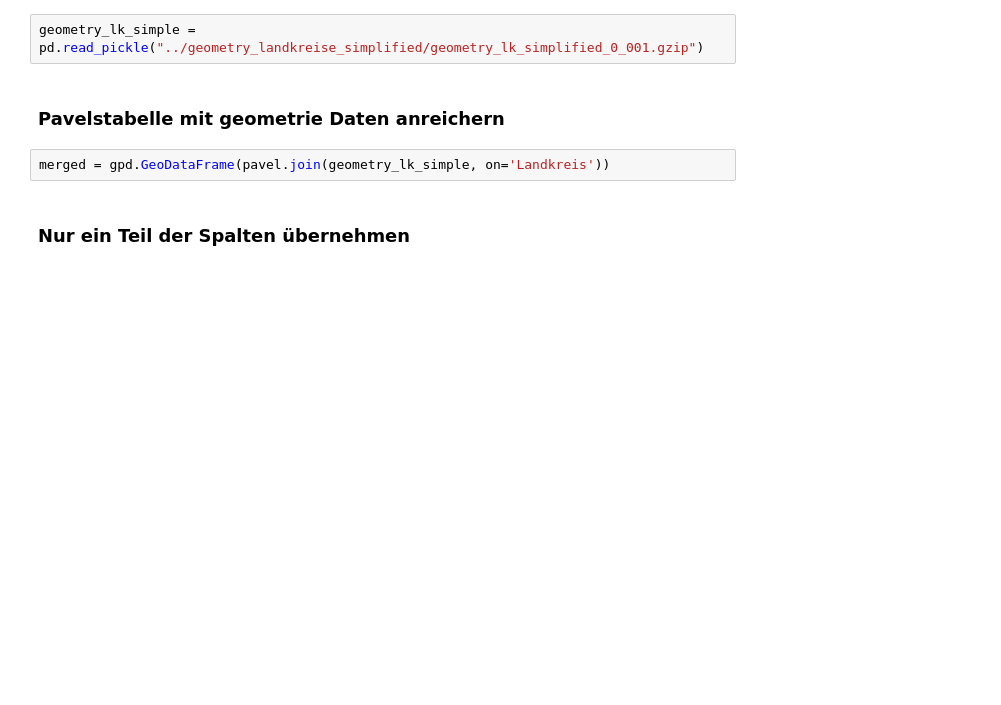
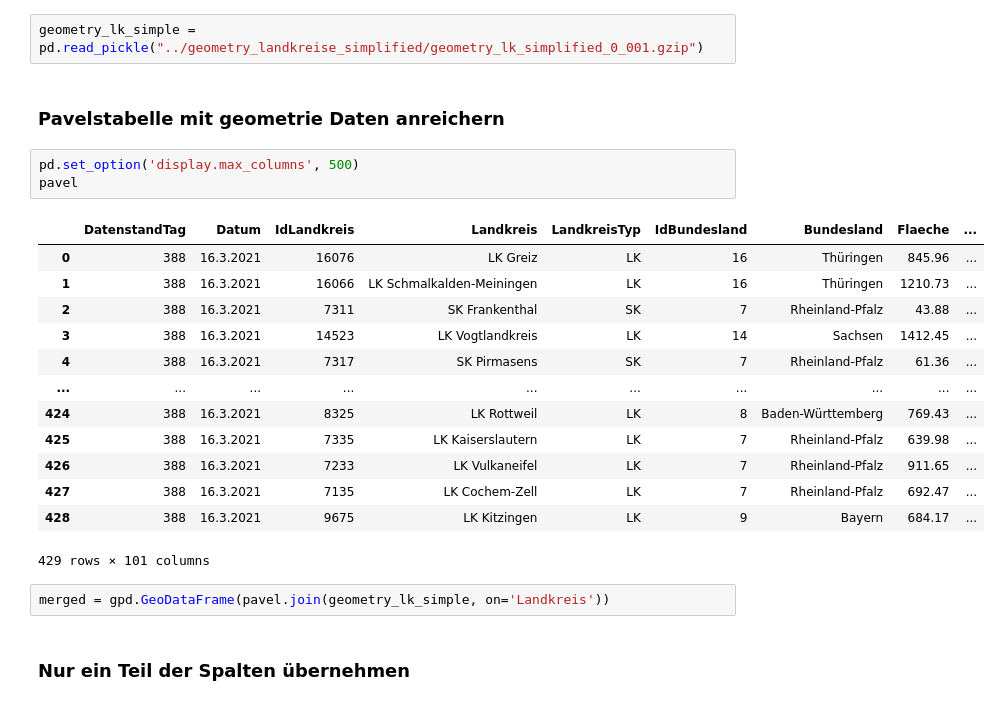
Before and after one commit to bjoernh/Corona, a Jupyter notebook: notebooks/export_geojson.ipynb, the cells around one changed output. Saved outputs shown, nothing was run; the diff lists cells and outputs as text; blank space fills up the shorter version.

```diff
--- a/notebooks/export_geojson.ipynb
+++ b/notebooks/export_geojson.ipynb
@@ -12,6 +12,23 @@ pavel = pd.read_csv('../table-data.csv')
 geometry_lk_simple = pd.read_pickle("../geometry_landkreise_simplified/geometry_lk_simplified_0_001.gzip")
 # %% [markdown]
 ### Pavelstabelle mit geometrie Daten anreichern
+# %%
+pd.set_option('display.max_columns', 500)
+pavel
+# %% [output]
+|  | DatenstandTag | Datum | IdLandkreis | Landkreis | LandkreisTyp | IdBundesland | Bundesland | Flaeche | ... |
+| 0 | 388 | 16.3.2021 | 16076 | LK Greiz | LK | 16 | Thüringen | 845.96 | ... |
+| 1 | 388 | 16.3.2021 | 16066 | LK Schmalkalden-Meiningen | LK | 16 | Thüringen | 1210.73 | ... |
+| 2 | 388 | 16.3.2021 | 7311 | SK Frankenthal | SK | 7 | Rheinland-Pfalz | 43.88 | ... |
+| 3 | 388 | 16.3.2021 | 14523 | LK Vogtlandkreis | LK | 14 | Sachsen | 1412.45 | ... |
+| 4 | 388 | 16.3.2021 | 7317 | SK Pirmasens | SK | 7 | Rheinland-Pfalz | 61.36 | ... |
+| ... | ... | ... | ... | ... | ... | ... | ... | ... | ... |
+| 424 | 388 | 16.3.2021 | 8325 | LK Rottweil | LK | 8 | Baden-Württemberg | 769.43 | ... |
+| 425 | 388 | 16.3.2021 | 7335 | LK Kaiserslautern | LK | 7 | Rheinland-Pfalz | 639.98 | ... |
+| 426 | 388 | 16.3.2021 | 7233 | LK Vulkaneifel | LK | 7 | Rheinland-Pfalz | 911.65 | ... |
+| 427 | 388 | 16.3.2021 | 7135 | LK Cochem-Zell | LK | 7 | Rheinland-Pfalz | 692.47 | ... |
+| 428 | 388 | 16.3.2021 | 9675 | LK Kitzingen | LK | 9 | Bayern | 684.17 | ... |
+429 rows × 101 columns
 # %%
 merged = gpd.GeoDataFrame(pavel.join(geometry_lk_simple, on='Landkreis'))
 # %% [markdown]
```
Also changed, not shown: parts of 3 cells of this notebook, 2 other files.
